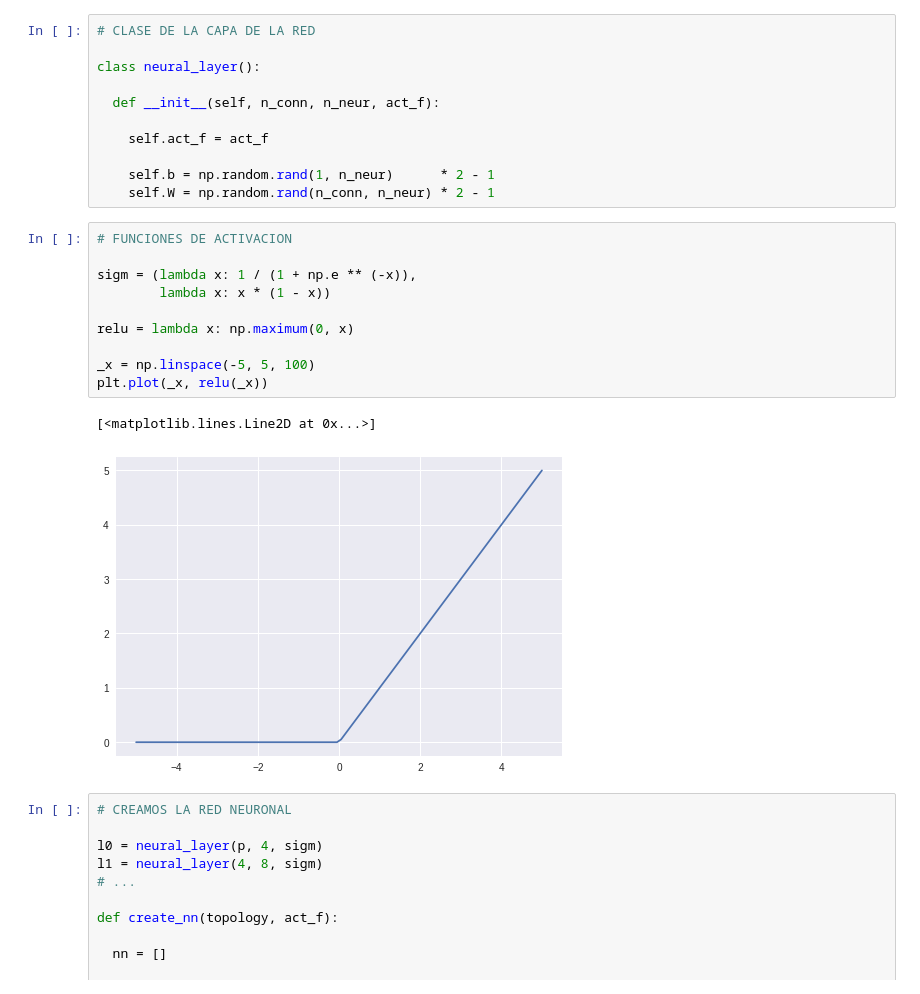
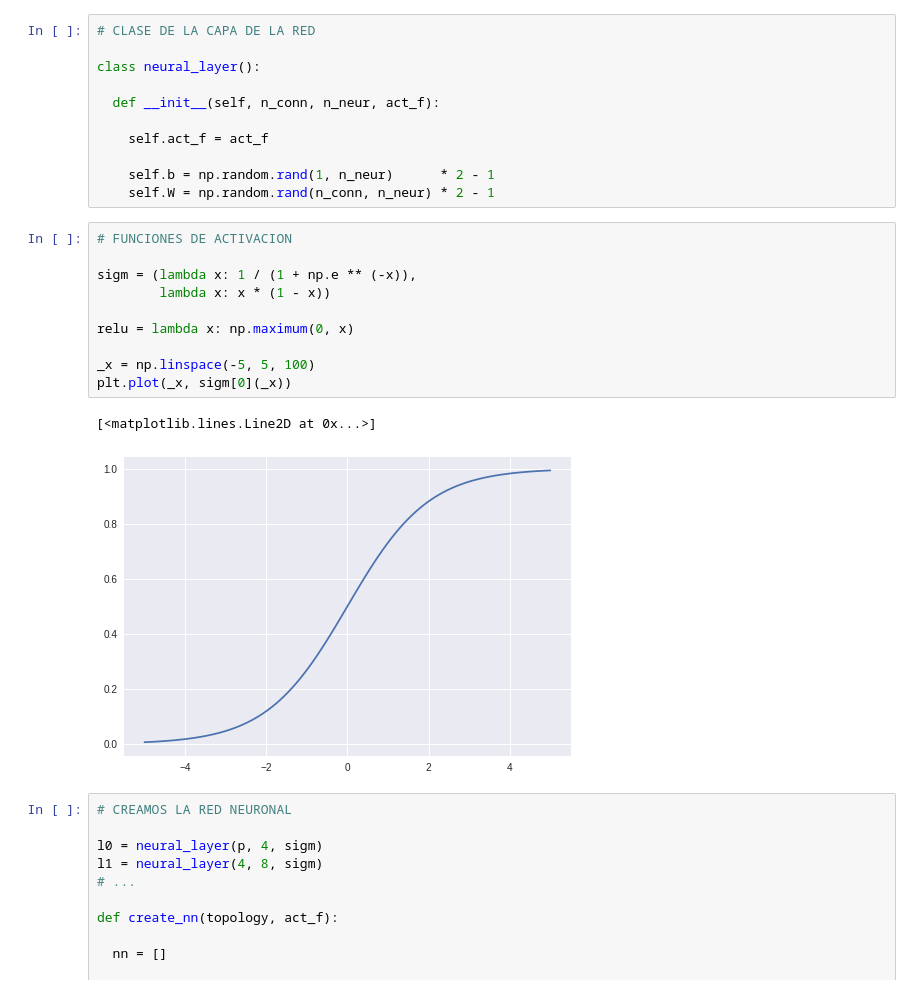
Before and after one commit to Dacastror/Red_Neuronal, a Jupyter notebook: Red_Neuronal.ipynb, the cells around one changed output. Cells and saved outputs as stored; diff of their text form.

```diff
--- a/Red_Neuronal.ipynb
+++ b/Red_Neuronal.ipynb
@@ -36,16 +36,16 @@ class neural_layer():
 # %%
 # FUNCIONES DE ACTIVACION
 
 sigm = (lambda x: 1 / (1 + np.e ** (-x)),
         lambda x: x * (1 - x))
 
 relu = lambda x: np.maximum(0, x)
 
 _x = np.linspace(-5, 5, 100)
-plt.plot(_x, relu(_x))
+plt.plot(_x, sigm[0](_x))
 # %% [output]
 [<matplotlib.lines.Line2D at 0x...>]
-[figure, old version]
+[figure, new version]
 # %%
 # CREAMOS LA RED NEURONAL
 
```
